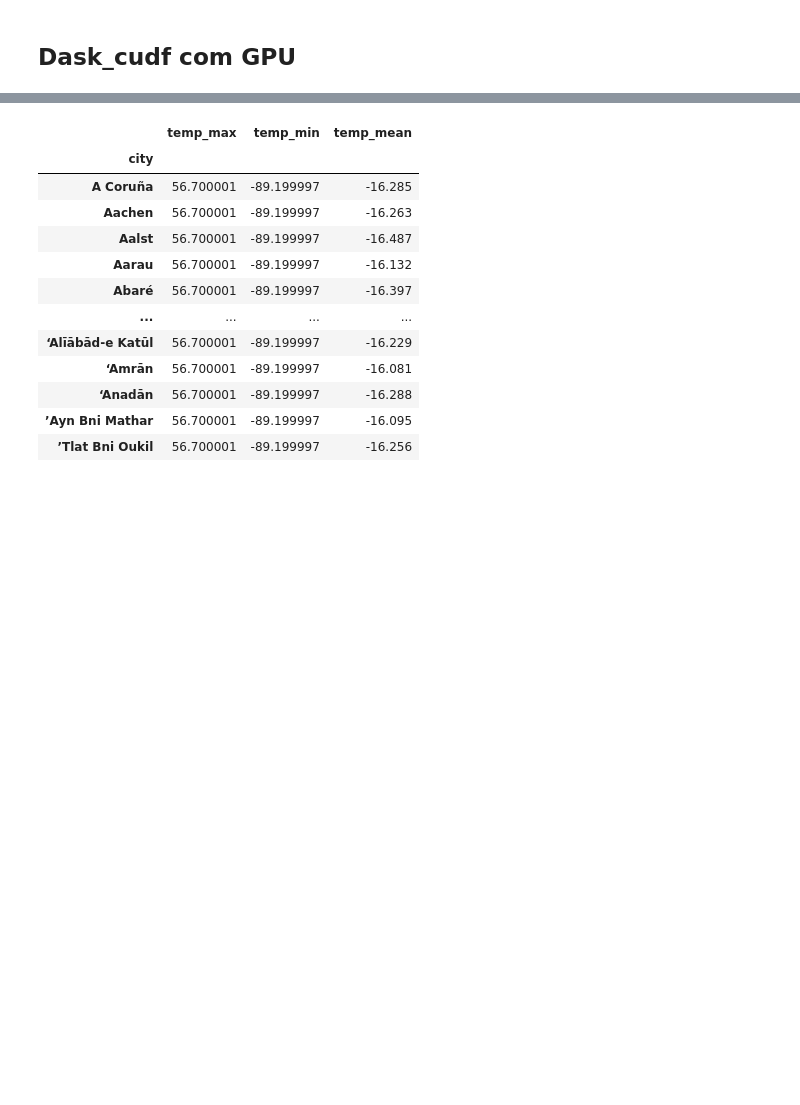
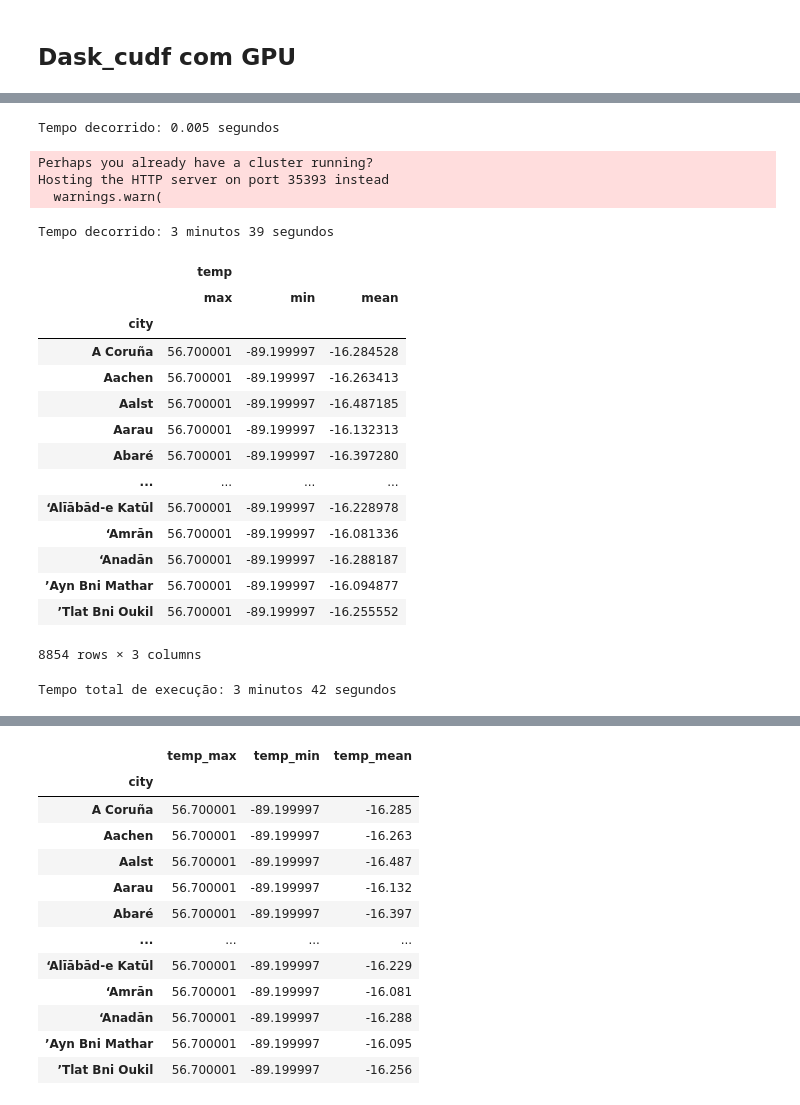
Before and after one commit to Jcnok/bootcamp-jornada-de-dados_2024, a Jupyter notebook: aula_05/aula_05.ipynb, the cells around one changed output, grey strips where cells are left out. Saved outputs shown, nothing was run; the diff lists cells and outputs as text; code cells hidden in the pictures; blank space fills up the shorter version.

```diff
--- a/aula_05/aula_05.ipynb
+++ b/aula_05/aula_05.ipynb
@@ -922,3 +850,47 @@ Tempo total de execução: 58.965 segundos
+# %%
+# dask_cudf com blocksize 1024 => script para calcular min, max e mean em um bilhão de linhas usando a gpu rtx 3060ti.
+from dask.distributed import Client
+from dask_cuda import LocalCUDACluster
+import dask_cudf as dc
+
+@timer_to_csv
+def dask_cudf_1024():
+    # Definindo o cluster para usar gpu
+    with LocalCUDACluster() as cluster, Client(cluster) as client:
+        # Carregar o arquivo csv em um dataframe dask_cudf
+        df = dc.read_csv('data/measurements.txt',
+                         sep=';', header=None,
+                         names=['city', 'temp'],
+                         dtype={'city': 'str', 'temp': 'float32'},
+                         blocksize='1024 MiB')
+
+        # Agrupar pela coluna 'city' e calcular min, max e mean da coluna 'temp'
+        result = df.groupby('city').agg({'temp': ['max','min','mean']}).compute().sort_index()
+        display(result)
+
+dask_cudf_1024()
+# %% [output]
+Tempo decorrido: 0.005 segundos
+Perhaps you already have a cluster running?
+Hosting the HTTP server on port 35393 instead
+  warnings.warn(
+Tempo decorrido: 3 minutos 39 segundos
+|  | temp |  |  |
+|  | max | min | mean |
+| city |  |  |  |
+| A Coruña | 56.700001 | -89.199997 | -16.284528 |
+| Aachen | 56.700001 | -89.199997 | -16.263413 |
+| Aalst | 56.700001 | -89.199997 | -16.487185 |
+| Aarau | 56.700001 | -89.199997 | -16.132313 |
+| Abaré | 56.700001 | -89.199997 | -16.397280 |
+| ... | ... | ... | ... |
+| ‘Alīābād-e Katūl | 56.700001 | -89.199997 | -16.228978 |
+| ‘Amrān | 56.700001 | -89.199997 | -16.081336 |
+| ‘Anadān | 56.700001 | -89.199997 | -16.288187 |
+| ’Ayn Bni Mathar | 56.700001 | -89.199997 | -16.094877 |
+| ’Tlat Bni Oukil | 56.700001 | -89.199997 | -16.255552 |
+8854 rows × 3 columns
+Tempo total de execução: 3 minutos 42 segundos
 # %%
 import psutil
 
```
Also changed, not shown: parts of 12 cells of this notebook.
